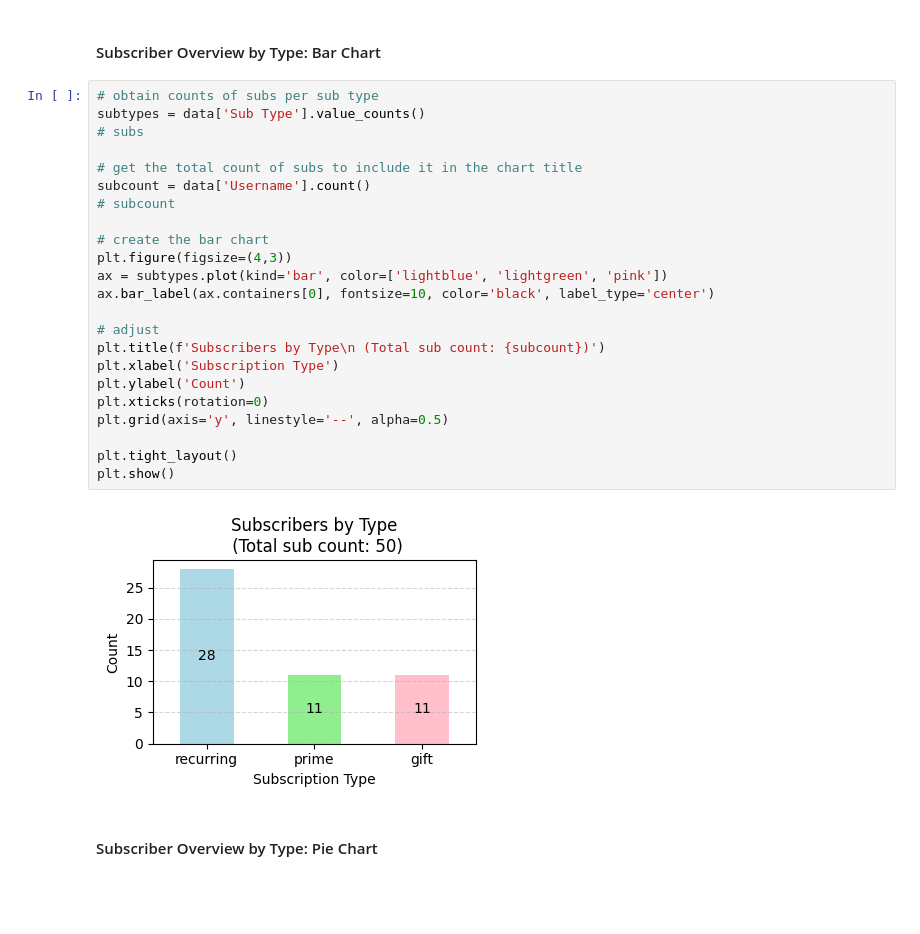
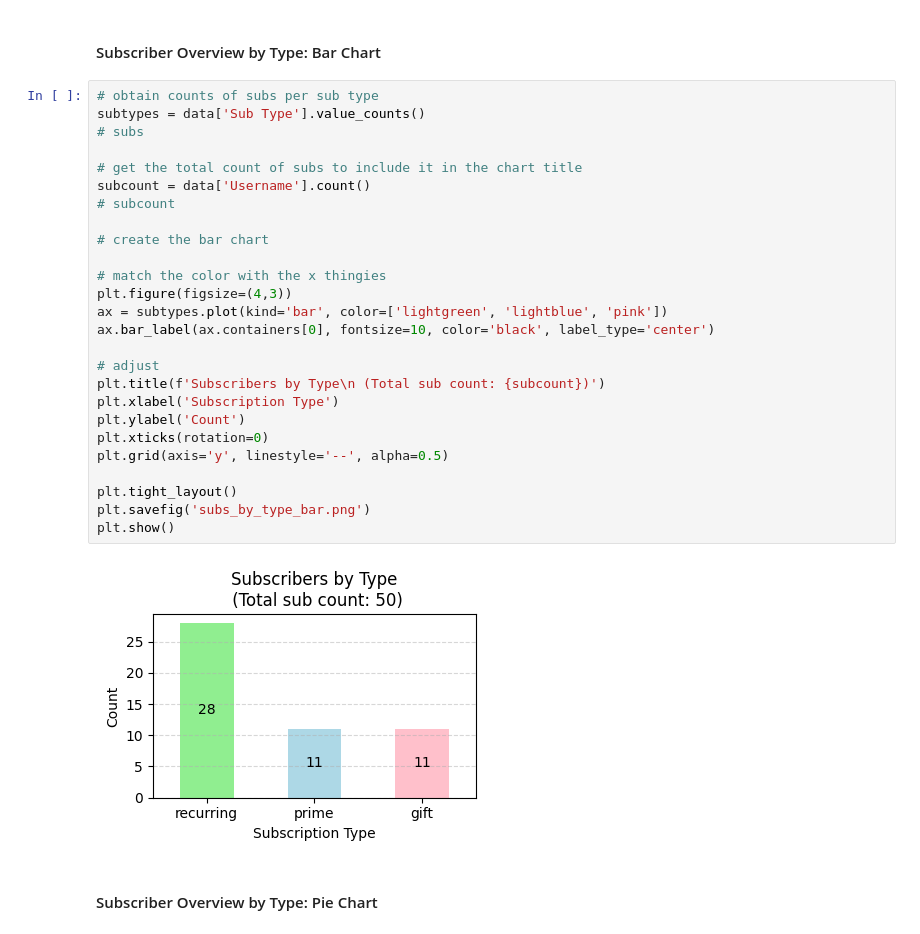
Before and after one commit to KTuzar/twitch_subs, a Jupyter notebook: twitch_subs.ipynb, the cells around one changed output. Cells and saved outputs as stored; diff of their text form; blank space fills up the shorter version.

```diff
--- a/twitch_subs.ipynb
+++ b/twitch_subs.ipynb
@@ -68,28 +84,31 @@ import matplotlib.pyplot as plt
 # %%
 # obtain counts of subs per sub type
 subtypes = data['Sub Type'].value_counts()
 # subs
 
 # get the total count of subs to include it in the chart title
 subcount = data['Username'].count()
 # subcount
 
 # create the bar chart
+
+# match the color with the x thingies
 plt.figure(figsize=(4,3))
-ax = subtypes.plot(kind='bar', color=['lightblue', 'lightgreen', 'pink'])
+ax = subtypes.plot(kind='bar', color=['lightgreen', 'lightblue', 'pink'])
 ax.bar_label(ax.containers[0], fontsize=10, color='black', label_type='center')
 
 # adjust
 plt.title(f'Subscribers by Type\n (Total sub count: {subcount})')
 plt.xlabel('Subscription Type')
 plt.ylabel('Count')
 plt.xticks(rotation=0)
 plt.grid(axis='y', linestyle='--', alpha=0.5)
 
 plt.tight_layout()
+plt.savefig('subs_by_type_bar.png')
 plt.show()
 # %% [output]
-[figure, old version]
+[figure, new version]
 # %% [markdown]
 #### Subscriber Overview by Type: Pie Chart
 # %%
```
Also changed, not shown: parts of 10 cells of this notebook.
